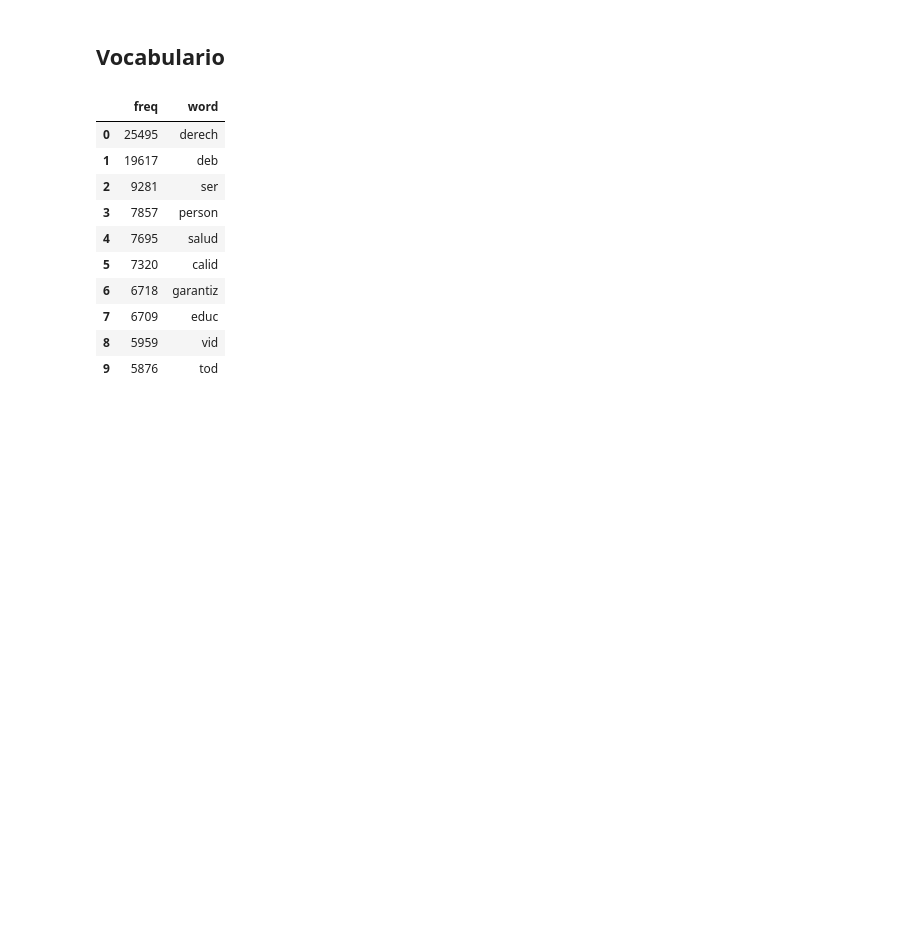
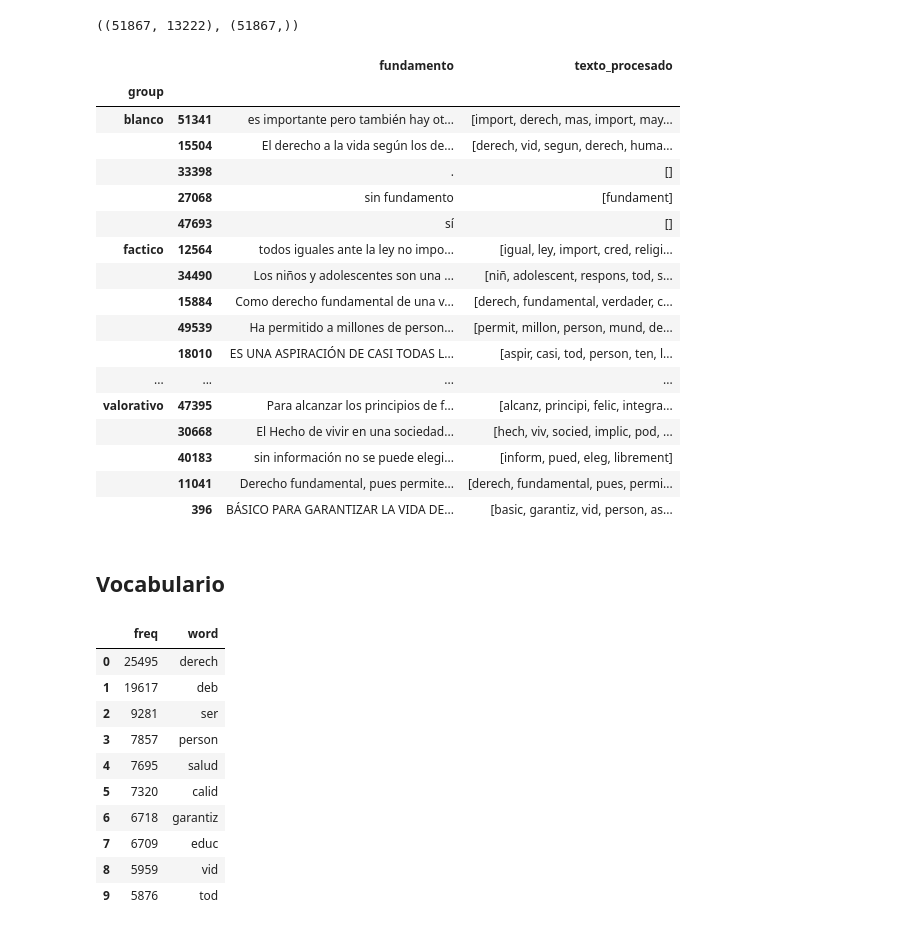
Before and after one commit to mquezada/elas-dataset-baselines, a Jupyter notebook: Classification-with-tf-idf.ipynb, the cells around one changed output. Cells and saved outputs as stored; diff of their text form; code cells hidden in the pictures; blank space fills up the shorter version.

```diff
--- a/Classification-with-tf-idf.ipynb
+++ b/Classification-with-tf-idf.ipynb
@@ -83,0 +51,3 @@ docs_df.ix[rows]
+# %%
+docs_df = pd.DataFrame({'fundamento': [doc.fundamento for doc in documents],
+                        'label': [remove_accents(doc.modo.strip().lower()) for doc in documents]})
@@ -99,0 +94,4 @@ Name: label, dtype: int64
+# %%
+docs_df = docs_df.set_value(33636, 'label', 'valorativo.pragmatico')
+print(docs_df[docs_df['label'] == 'valorativa.pragmatica'])
+print('👍')
@@ -99,0 +120,3 @@ Name: label, dtype: int64
+# %%
+docs_df['group'] = docs_df['label'].apply(lambda x: x.split('.')[0])
+docs_df['group'].value_counts()
@@ -100,3 +149,31 @@ Name: label, dtype: int64
+# %%
+X.shape, y.shape
+# %% [output]
+((51867, 13222), (51867,))
+# %%
+docs_df['texto_procesado'] = processed_texts
+docs_df['y'] = y
+# %%
+docs_df.groupby('group').apply(lambda x: x.sample(5))[['fundamento', 'texto_procesado']]
+# %% [output]
+|  |  | fundamento | texto_procesado |
+| group |  |  |  |
+| blanco | 51341 | es importante pero también hay ot... | [import, derech, mas, import, may... |
+|  | 15504 | El derecho a la vida según los de... | [derech, vid, segun, derech, huma... |
+|  | 33398 | . | [] |
+|  | 27068 | sin fundamento | [fundament] |
+|  | 47693 | sí | [] |
+| factico | 12564 | todos iguales ante la ley no impo... | [igual, ley, import, cred, religi... |
+|  | 34490 | Los niños y adolescentes son una ... | [niñ, adolescent, respons, tod, s... |
+|  | 15884 | Como derecho fundamental de una v... | [derech, fundamental, verdader, c... |
+|  | 49539 | Ha permitido a millones de person... | [permit, millon, person, mund, de... |
+|  | 18010 | ES UNA ASPIRACIÓN DE CASI TODAS L... | [aspir, casi, tod, person, ten, l... |
+| ... | ... | ... | ... |
+| valorativo | 47395 | Para alcanzar los principios de f... | [alcanz, principi, felic, integra... |
+|  | 30668 | El Hecho de vivir en una sociedad... | [hech, viv, socied, implic, pod, ... |
+|  | 40183 | sin información no se puede elegi... | [inform, pued, eleg, librement] |
+|  | 11041 | Derecho fundamental, pues permite... | [derech, fundamental, pues, permi... |
+|  | 396 | BÁSICO PARA GARANTIZAR LA VIDA DE... | [basic, garantiz, vid, person, as... |
 # %% [markdown]
 ## Vocabulario
 # %%
```
Also changed, not shown: parts of 43 cells of this notebook, 1 other file.
